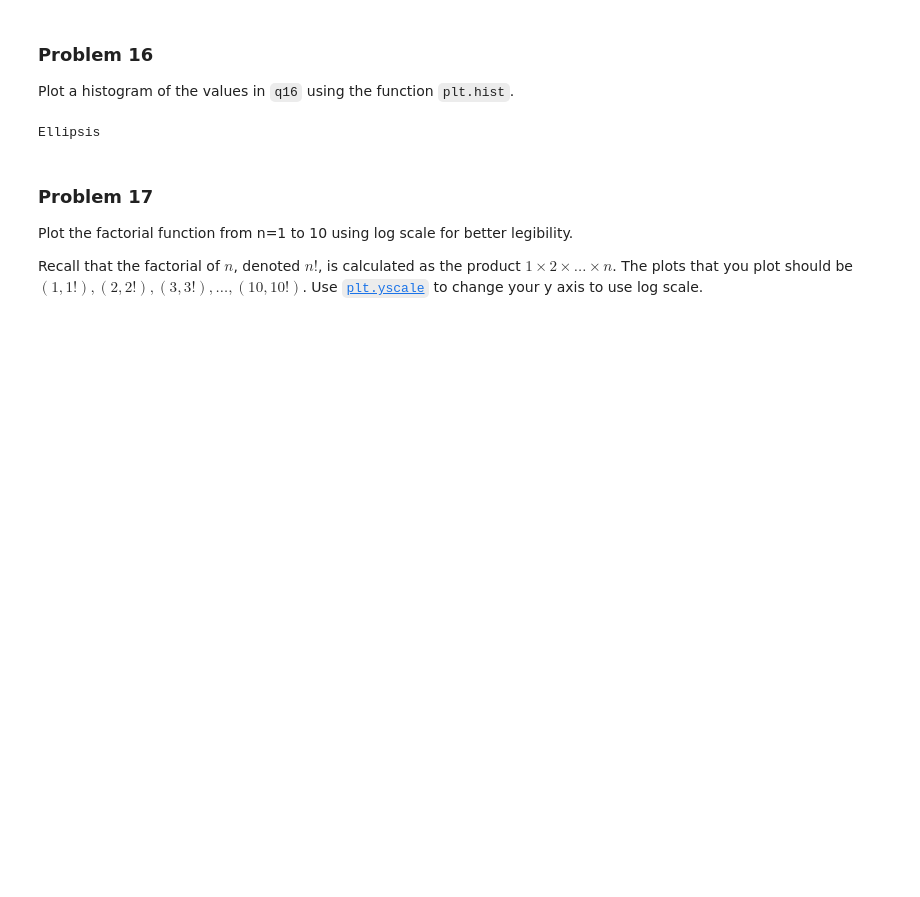
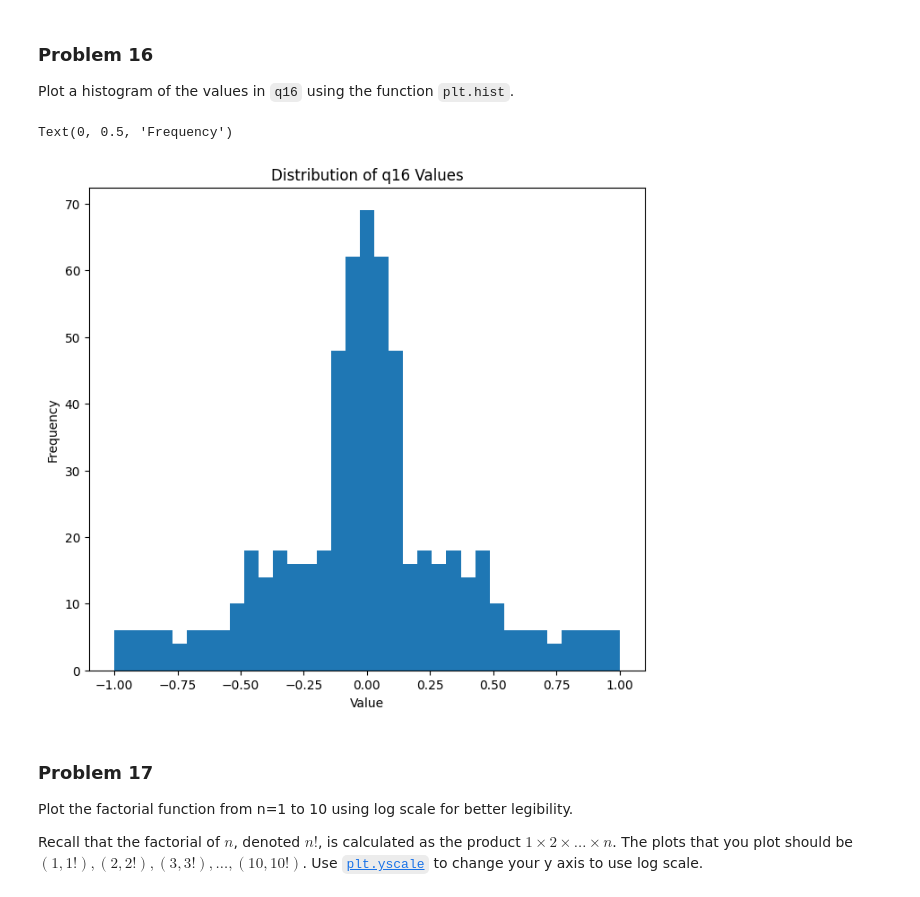
Before and after one commit to jasser-dh/dx602-homework-05, a Jupyter notebook: homework.ipynb, the cells around one changed output. Drawn from its saved outputs; the diff is of its cells as text; code cells hidden in the pictures; blank space fills up the shorter version.

```diff
--- a/homework.ipynb
+++ b/homework.ipynb
@@ -486,9 +486,14 @@ q16 = [0.00, 0.02, 0.04, 0.06, 0.08, 0.10, 0.12, 0.14, 0.16, 0.18, 0.20, 0.22, 0
-# %%
-# YOUR CHANGES HERE
-
-...
-# %% [output]
-Ellipsis
+# %%
+# YOUR CHANGES HERE
+
+plt.figure(figsize=(8, 7))
+plt.hist(q16, bins=35)
+plt.title('Distribution of q16 Values')
+plt.xlabel('Value')
+plt.ylabel('Frequency')
+# %% [output]
+Text(0, 0.5, 'Frequency')
+[figure, added]
 # %% [markdown]
 ### Problem 17
 
```
Also changed, not shown: parts of 4 cells of this notebook.
